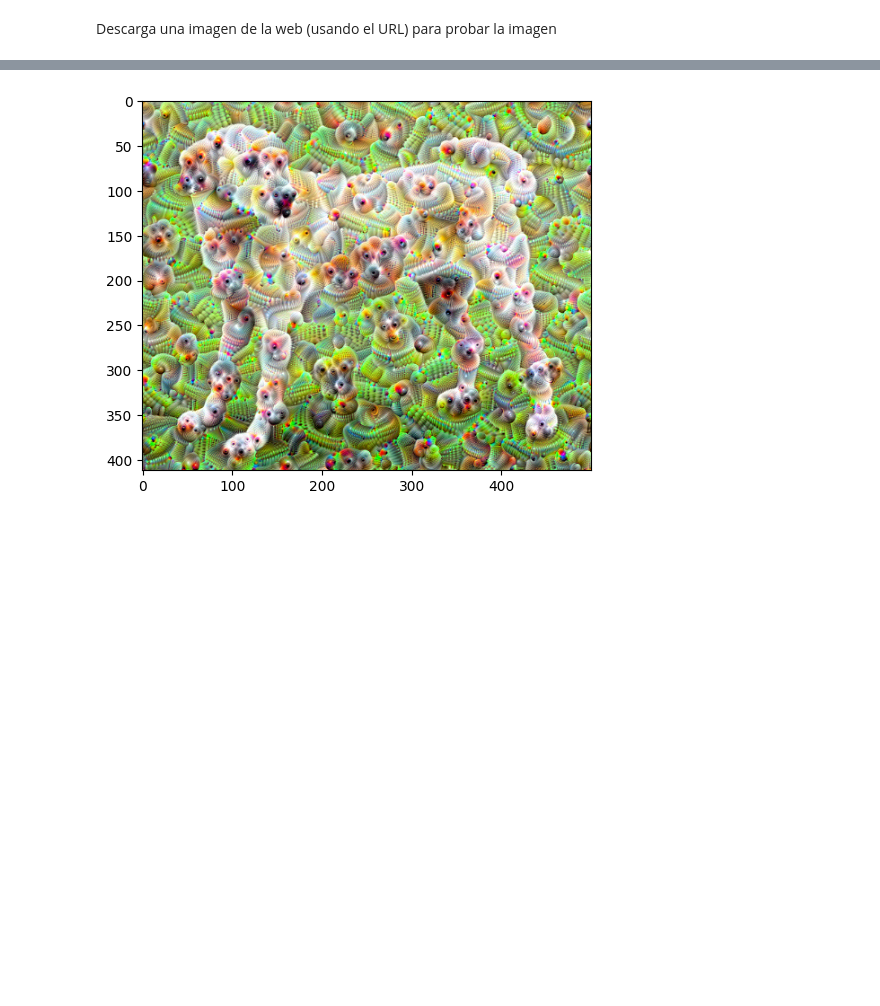
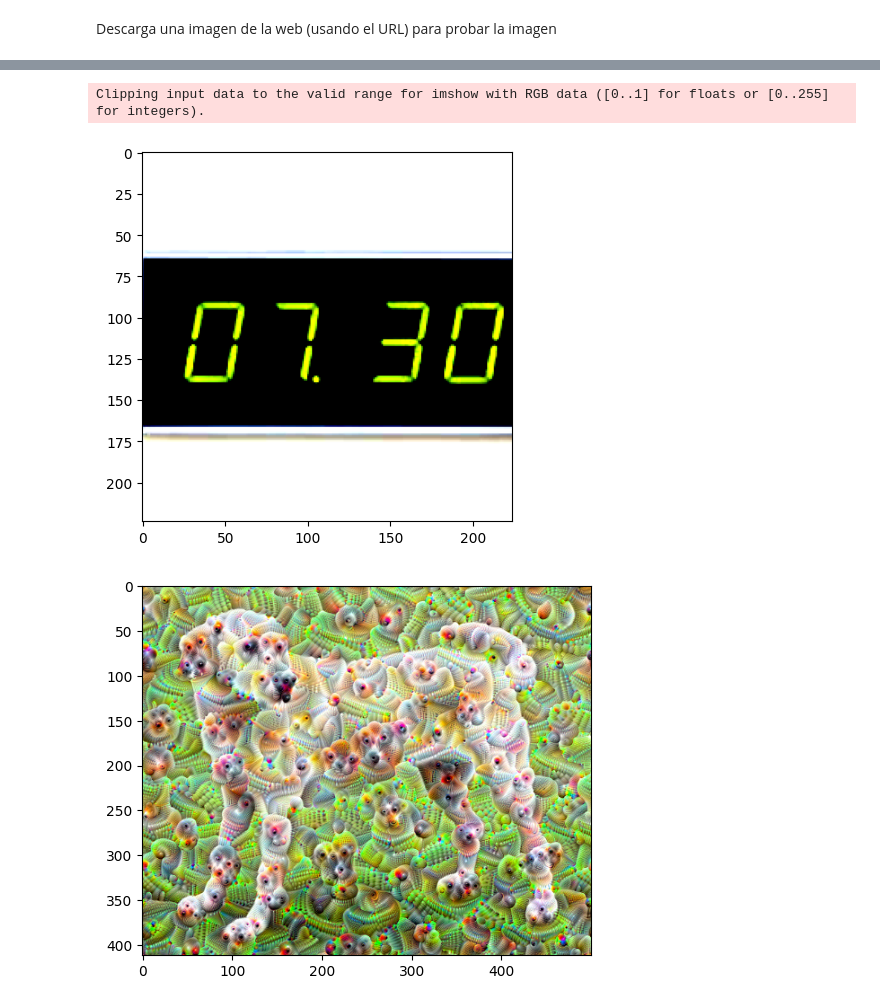
Before and after one commit to sonder-art/automl_p24, a Jupyter notebook: codigo/modelos_preentrenados/intro.ipynb, the cells around one changed output, grey strips where cells are left out. Saved outputs shown, nothing was run; the diff lists cells and outputs as text; code cells hidden in the pictures; blank space fills up the shorter version.

```diff
--- a/codigo/modelos_preentrenados/intro.ipynb
+++ b/codigo/modelos_preentrenados/intro.ipynb
@@ -110,3 +115,11 @@ Descarga una imagen de la web (usando el URL) para probar la imagen
+# %%
+imgt = transform(img).unsqueeze(0)
+imgplot = imgt[0].permute(1, 2, 0)  # Reorder dimensions to (H, W, C)
+imgplot = plt.imshow(imgplot)
+plt.show()
+# %% [output]
+Clipping input data to the valid range for imshow with RGB data ([0..1] for floats or [0..255] for integers).
+[figure, added]
 # %%
 # Descargamos una imagen de ejemplo
 img_url = 'https://www.tensorflow.org/tutorials/generative/images/dogception.png'
```
Also changed, not shown: parts of 9 cells of this notebook.
